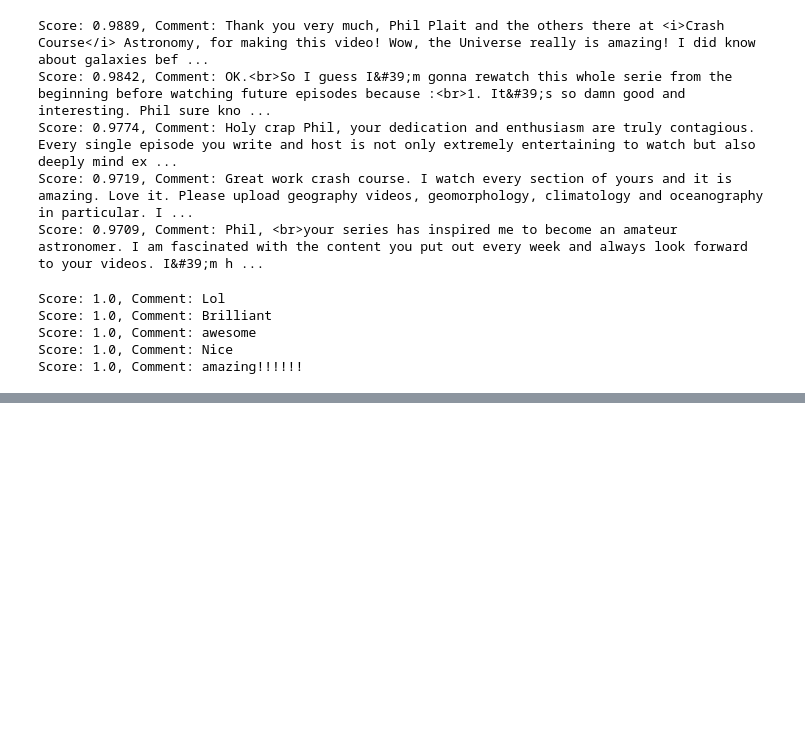
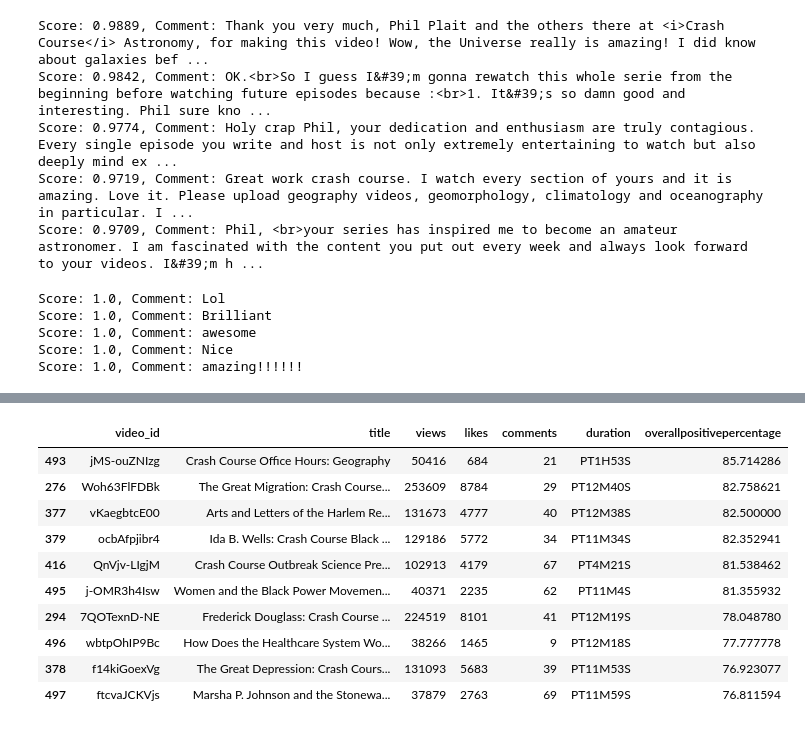
Before and after one commit to awaubreyw/aubrey_dissertation, a Jupyter notebook: src/webapp/recommender.ipynb, the cells around one changed output, grey strips where cells are left out. Saved outputs shown, nothing was run; the diff lists cells and outputs as text; code cells hidden in the pictures; blank space fills up the shorter version.

```diff
--- a/src/webapp/recommender.ipynb
+++ b/src/webapp/recommender.ipynb
@@ -98,0 +265,16 @@ Score: 1.0, Comment: amazing!!!!!!
+# %%
+df = df.sort_values(by=['overallpositivepercentage'], ascending=False)
+
+df.head(10)
+# %% [output]
+|  | video_id | title | views | likes | comments | duration | overallpositivepercentage |
+| 493 | jMS-ouZNIzg | Crash Course Office Hours: Geography | 50416 | 684 | 21 | PT1H53S | 85.714286 |
+| 276 | Woh63FlFDBk | The Great Migration: Crash Course... | 253609 | 8784 | 29 | PT12M40S | 82.758621 |
+| 377 | vKaegbtcE00 | Arts and Letters of the Harlem Re... | 131673 | 4777 | 40 | PT12M38S | 82.500000 |
+| 379 | ocbAfpjibr4 | Ida B. Wells: Crash Course Black ... | 129186 | 5772 | 34 | PT11M34S | 82.352941 |
+| 416 | QnVjv-LIgjM | Crash Course Outbreak Science Pre... | 102913 | 4179 | 67 | PT4M21S | 81.538462 |
+| 495 | j-OMR3h4Isw | Women and the Black Power Movemen... | 40371 | 2235 | 62 | PT11M4S | 81.355932 |
+| 294 | 7QOTexnD-NE | Frederick Douglass: Crash Course ... | 224519 | 8101 | 41 | PT12M19S | 78.048780 |
+| 496 | wbtpOhIP9Bc | How Does the Healthcare System Wo... | 38266 | 1465 | 9 | PT12M18S | 77.777778 |
+| 378 | f14kiGoexVg | The Great Depression: Crash Cours... | 131093 | 5683 | 39 | PT11M53S | 76.923077 |
+| 497 | ftcvaJCKVjs | Marsha P. Johnson and the Stonewa... | 37879 | 2763 | 69 | PT11M59S | 76.811594 |
```
Also changed, not shown: parts of 7 cells of this notebook.
